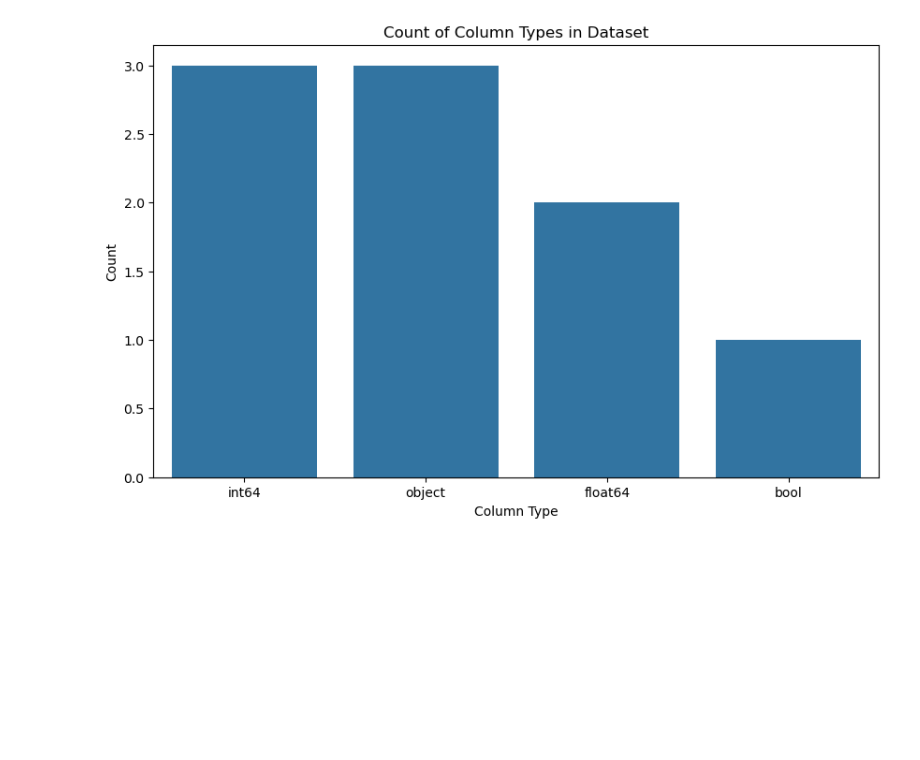
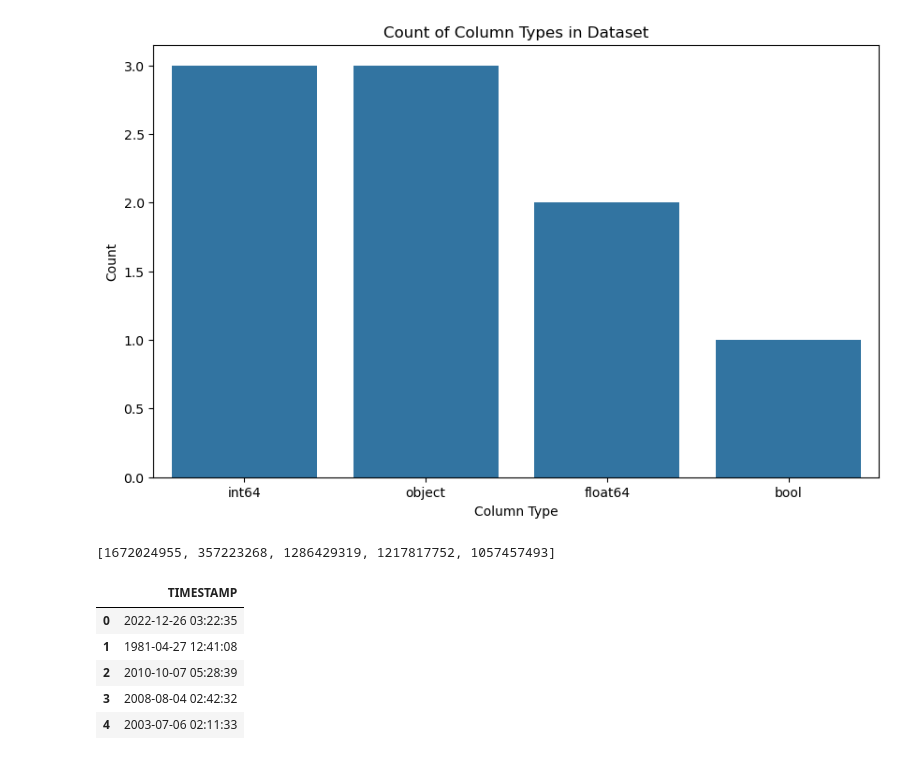
Before and after one commit to smebellis/predict_pro, a Jupyter notebook: taxi_gps_exploratory_analysis.ipynb, the cells around one changed output. Saved outputs shown, nothing was run; the diff lists cells and outputs as text; code cells hidden in the pictures; blank space fills up the shorter version.

```diff
--- a/taxi_gps_exploratory_analysis.ipynb
+++ b/taxi_gps_exploratory_analysis.ipynb
@@ -71,0 +75,17 @@ df.count()
+# %%
+rand_timestamps = [random.randint(1, int(time.time())) for _ in range(5)]
+# %%
+rand_timestamps
+# %% [output]
+[1672024955, 357223268, 1286429319, 1217817752, 1057457493]
+# %%
+df = pd.DataFrame({"TIMESTAMP": pd.to_datetime(rand_timestamps, unit='s')})
+# %%
+df
+# %% [output]
+|  | TIMESTAMP |
+| 0 | 2022-12-26 03:22:35 |
+| 1 | 1981-04-27 12:41:08 |
+| 2 | 2010-10-07 05:28:39 |
+| 3 | 2008-08-04 02:42:32 |
+| 4 | 2003-07-06 02:11:33 |
```
Also changed, not shown: parts of 12 cells of this notebook, 2 other files.
